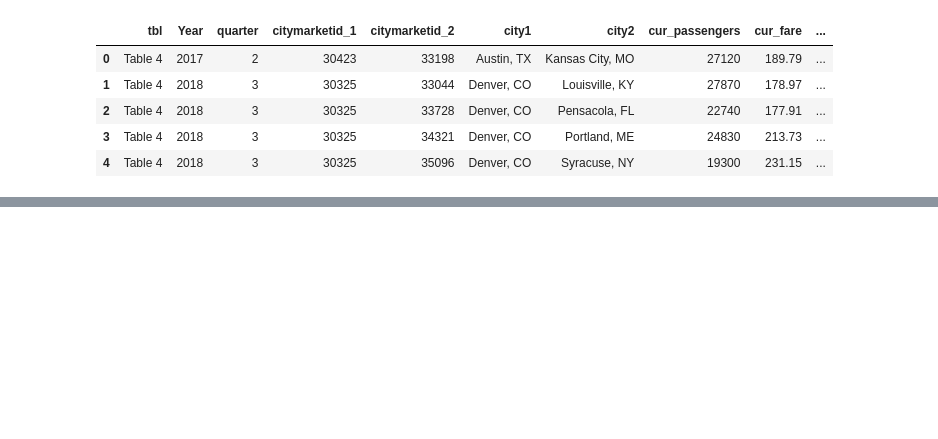
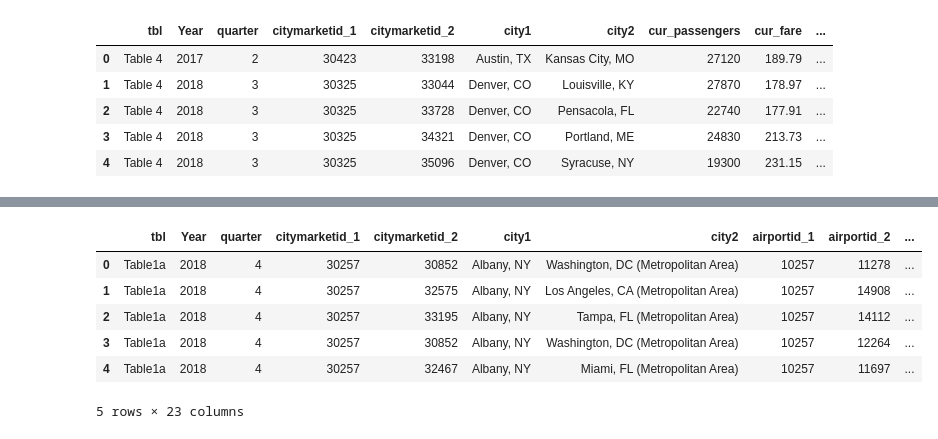
Before and after one commit to ytiffx/Project_1, a Jupyter notebook: Read_Airline_data/Airline_info.ipynb, the cells around one changed output, grey strips where cells are left out. Saved outputs shown, nothing was run; the diff lists cells and outputs as text; code cells hidden in the pictures; blank space fills up the shorter version.

```diff
--- a/Read_Airline_data/Airline_info.ipynb
+++ b/Read_Airline_data/Airline_info.ipynb
@@ -18,0 +36,14 @@ airline_data_df.head()
+# %%
+# Load the CSV file created in Part 1 into a Pandas DataFrame
+multi_city_df = pd.read_csv("../Resources/Multi_City_Airport_Markets.csv")
+
+# Display sample data
+multi_city_df.head()
+# %% [output]
+|  | tbl | Year | quarter | citymarketid_1 | citymarketid_2 | city1 | city2 | airportid_1 | airportid_2 | ... |
+| 0 | Table1a | 2018 | 4 | 30257 | 30852 | Albany, NY | Washington, DC (Metropolitan Area) | 10257 | 11278 | ... |
+| 1 | Table1a | 2018 | 4 | 30257 | 32575 | Albany, NY | Los Angeles, CA (Metropolitan Area) | 10257 | 14908 | ... |
+| 2 | Table1a | 2018 | 4 | 30257 | 33195 | Albany, NY | Tampa, FL (Metropolitan Area) | 10257 | 14112 | ... |
+| 3 | Table1a | 2018 | 4 | 30257 | 30852 | Albany, NY | Washington, DC (Metropolitan Area) | 10257 | 12264 | ... |
+| 4 | Table1a | 2018 | 4 | 30257 | 32467 | Albany, NY | Miami, FL (Metropolitan Area) | 10257 | 11697 | ... |
+5 rows × 23 columns
```
Also changed, not shown: parts of 8 cells of this notebook.
